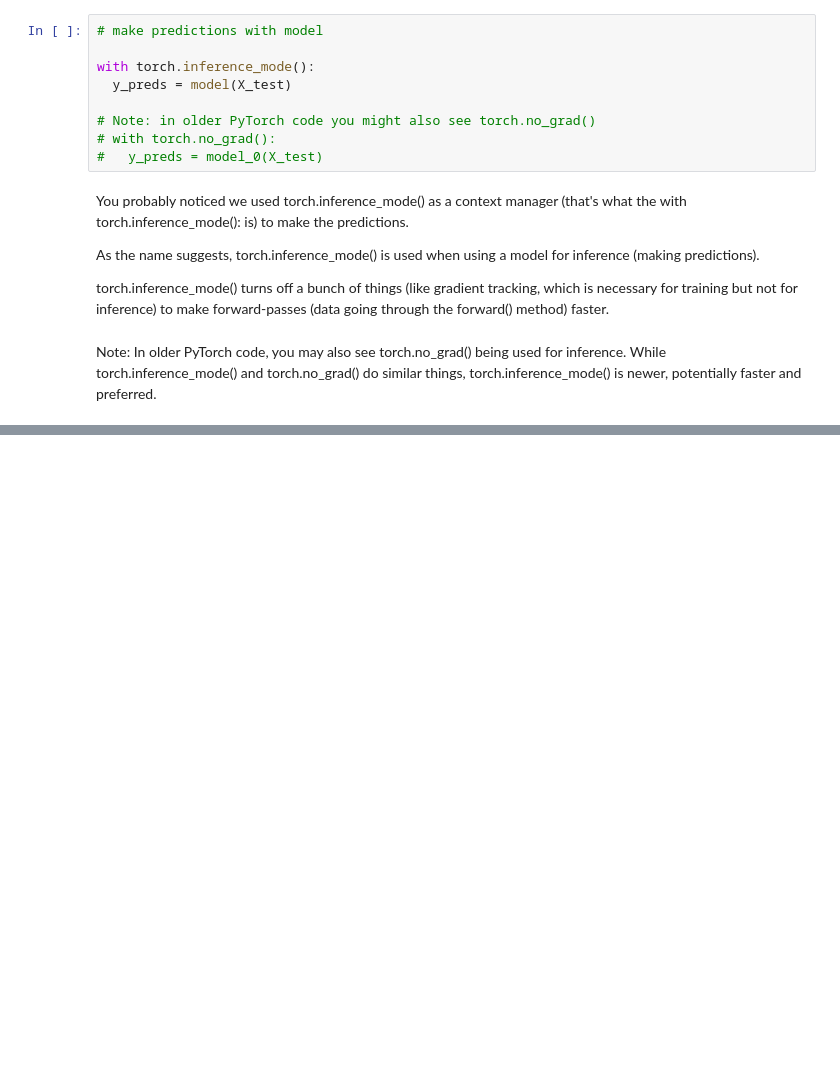
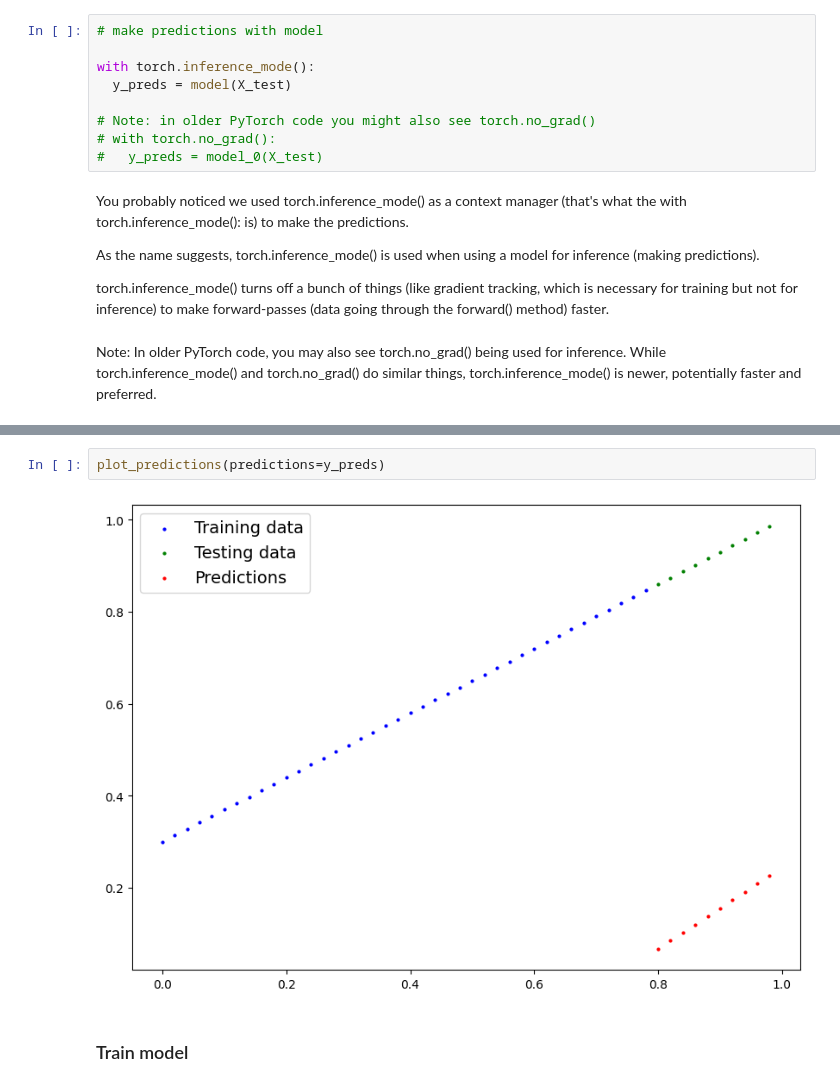
Before and after one commit to imanoop7/Pytorch, a Jupyter notebook: pytorch_workflow.ipynb, the cells around one changed output, grey strips where cells are left out. Saved outputs shown, nothing was run; the diff lists cells and outputs as text; blank space fills up the shorter version.

```diff
--- a/pytorch_workflow.ipynb
+++ b/pytorch_workflow.ipynb
@@ -152,0 +171,6 @@ Note: In older PyTorch code, you may also see torch.no_grad() being used for inf
+# %%
+plot_predictions(predictions=y_preds)
+# %% [output]
+[figure, added]
+# %% [markdown]
+### Train model
```
Also changed, not shown: parts of 8 cells of this notebook.
